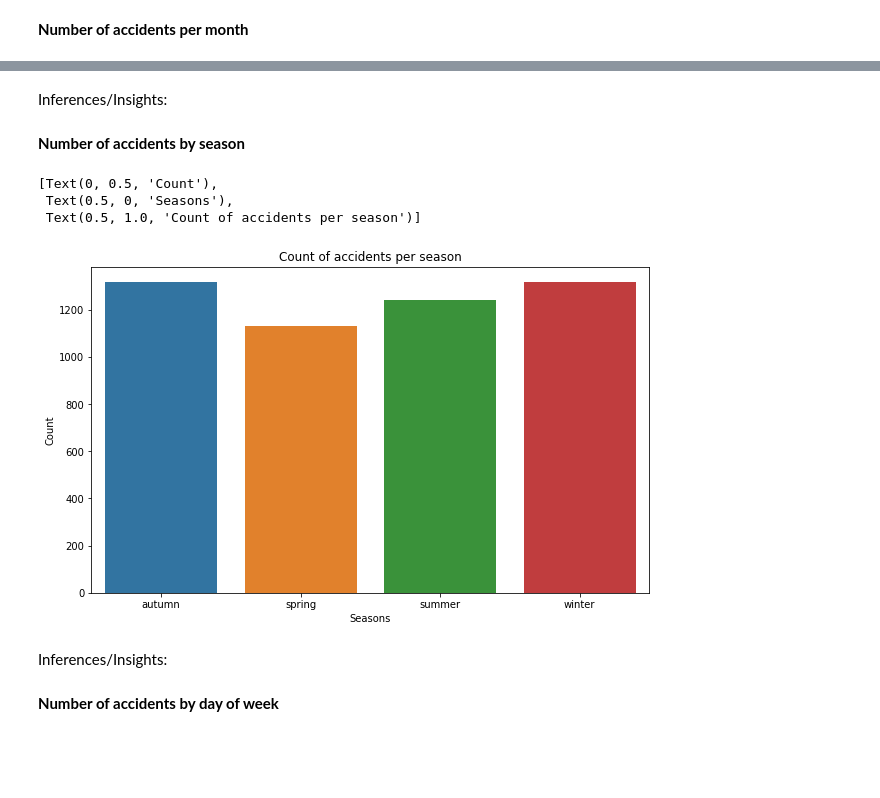
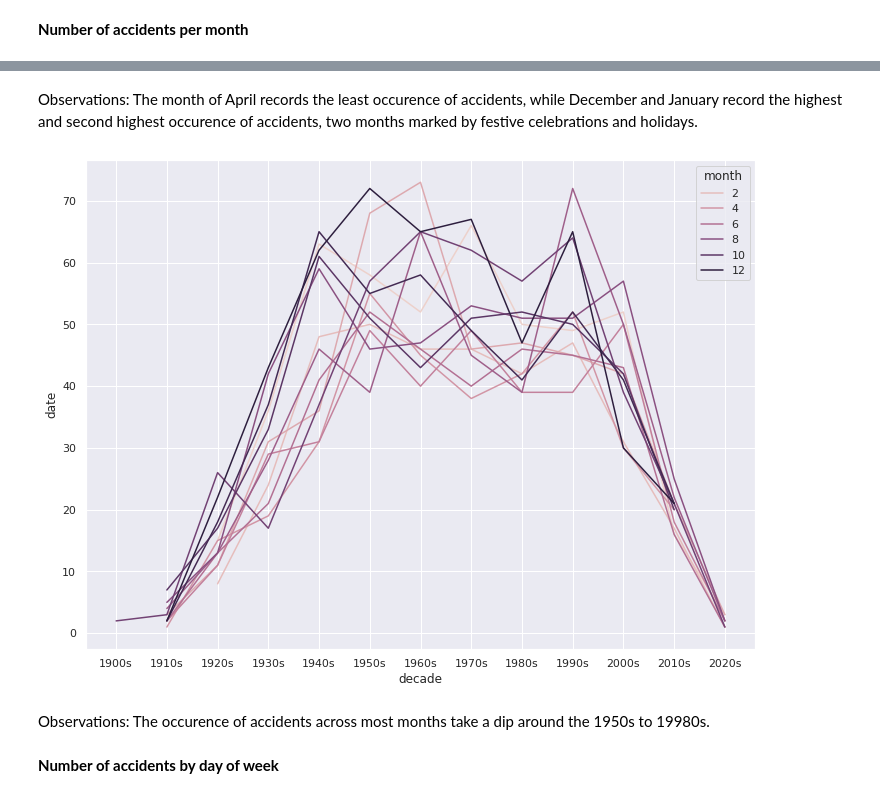
Before and after one commit to Tunjii10/AVIATION-AIRPLANE-FLIGHTS, a Jupyter notebook: Premiere_project.ipynb, the cells around one changed output, grey strips where cells are left out. Drawn from its saved outputs; the diff is of its cells as text; code cells hidden in the pictures; blank space fills up the shorter version.

```diff
--- a/Premiere_project.ipynb
+++ b/Premiere_project.ipynb
@@ -7,3 +7,8 @@ import pandas as pd
 import numpy as np
 import matplotlib.pyplot as plt
 import seaborn as sns
+from scipy import stats as sts
+from sklearn.feature_extraction.text import TfidfVectorizer
+from sklearn.cluster import MiniBatchKMeans
+from sklearn.decomposition import PCA
+sns.set()
@@ -127,19 +137,6 @@ airplane_dataset['month'] = airplane_dataset['date'].dt.month
 # %%
 #extracting days from dates
 airplane_dataset['day'] = airplane_dataset['date'].dt.dayofweek
-# %%
-#obtaining seasons from months
-def get_season(month):
-    if month >= 3 and month <= 5:
-        return 'spring'
-    elif month >= 6 and month <= 8:
-        return 'summer'
-    elif month >= 9 and month <= 11:
-        return 'autumn'
-    else:
-        return 'winter'
-
-airplane_dataset['season'] = airplane_dataset['month'].apply(get_season)
 # %% [markdown]
 Splitting operators into military and private
 # %%
@@ -219,0 +221,3 @@ airplane_dataset['country'].replace(canada_regions, 'CANADA', inplace = True)
+# %%
+airplane_dataset['decade'] = (airplane_dataset['year']//10) * 10
+airplane_dataset['decade'] = airplane_dataset['decade'].apply(str) + 's'
@@ -281,20 +300,16 @@ g.set( xlabel = "Month", ylabel = "Count", title= 'Count of accidents per month'
-# %% [markdown]
-Inferences/Insights:
-# %% [markdown]
-**Number of accidents by season**
+# %% [markdown]
+Observations:
+The month of April records the least occurence of accidents, while December and January record the highest and second highest occurence of accidents, two months marked by festive celebrations and holidays.
 # %%
-#no accidents by season
-df = airplane_dataset.groupby('season')['date'].count().reset_index()
-plt.figure(figsize=(10,6))
-g = sns.barplot(x = 'season', y= 'date', data = df)
-g.set( xlabel = "Seasons", ylabel = "Count", title= 'Count of accidents per season')
+#observing the trend of accidents accross months
+
+df = airplane_dataset.groupby(['decade', 'month'])['date'].count().reset_index()
+plt.figure(figsize=(12,9))
+g = sns.lineplot(data=df,x ='decade', y= 'date' , hue= 'month')
 # %% [output]
-[Text(0, 0.5, 'Count'),
- Text(0.5, 0, 'Seasons'),
- Text(0.5, 1.0, 'Count of accidents per season')]
-[figure, old version]
+[figure, new version]
-# %% [markdown]
-Inferences/Insights:
+# %% [markdown]
+Observations: The occurence of accidents across most months take a dip around the 1950s to 19980s.
 # %% [markdown]
 **Number of accidents by day of week**
 # %%
```
Also changed, not shown: parts of 68 cells of this notebook.
